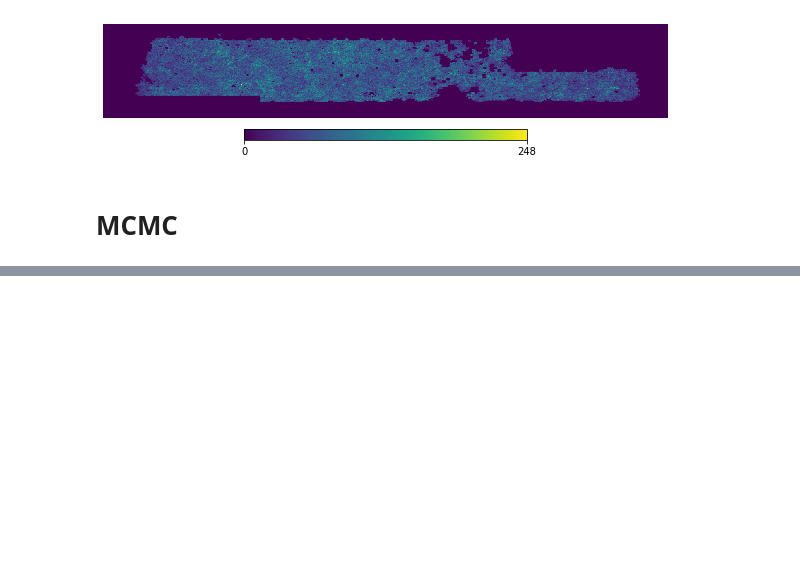
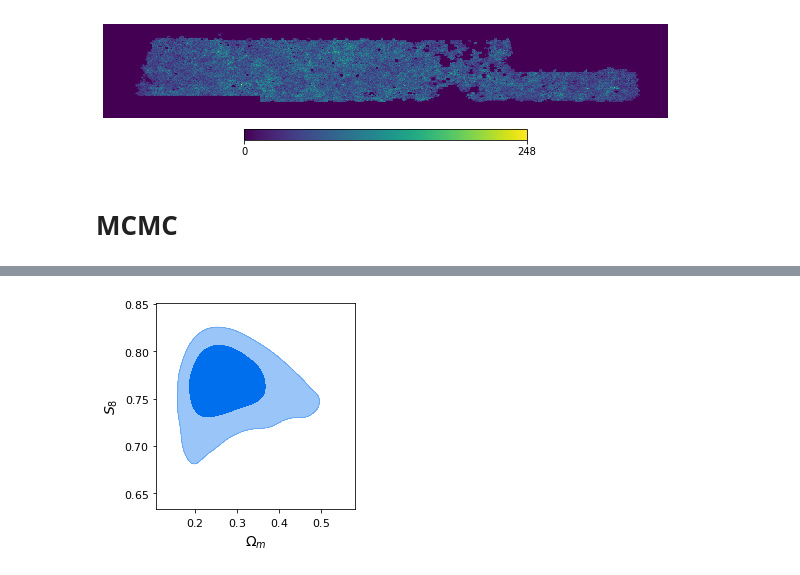
Before and after one commit to damonge/S8z, a Jupyter notebook: notebooks/Plots-shear-paper.ipynb, the cells around one changed output, grey strips where cells are left out. Drawn from its saved outputs; the diff is of its cells as text; code cells hidden in the pictures; blank space fills up the shorter version.

```diff
--- a/notebooks/Plots-shear-paper.ipynb
+++ b/notebooks/Plots-shear-paper.ipynb
@@ -1625,0 +1646,9 @@ S_{8 } = 0.768^{+0.052}_{-0.056}
+# %%
+path2MP = '/mnt/zfsusers/gravityls_3/codes/montepython_cgg_emilio'
+path2sh = os.path.join(path2MP, 'chains/cl_cross_corr_v2-longer')
+chain_sh_all = getdist.loadMCSamples(os.path.join(path2sh, '2020-09-15_2100000_'),
+                           settings={'ignore_rows':0.5})
+p = chain_sh_all.getParams()
+chain_sh_all.addDerived(p.S_8 / np.sqrt(p.Omega_m/0.3),
+                     'sigma_8', label='\sigma_8')
+chain_sh_data_all = np.load(os.path.join(path2sh, 'cl_cross_corr_data_info.npz' ))
@@ -1625,0 +1665,6 @@ S_{8 } = 0.768^{+0.052}_{-0.056}
+# %%
+g = plots.get_subplot_plotter(width_inch=3.8)
+g.plot_2d(chain_sh_all, 'Omega_m', 'S_8', filled=True)
+g.finish_plot()
+# %% [output]
+[figure, added]
```
Also changed, not shown: parts of 20 cells of this notebook.
